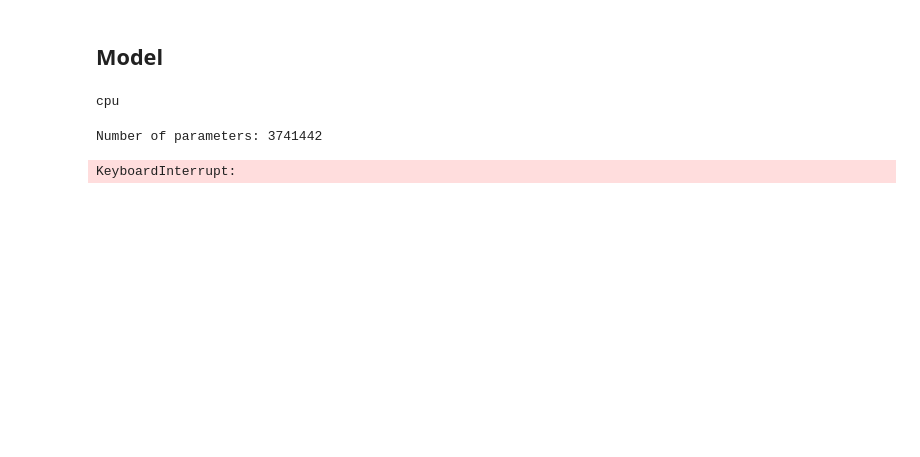
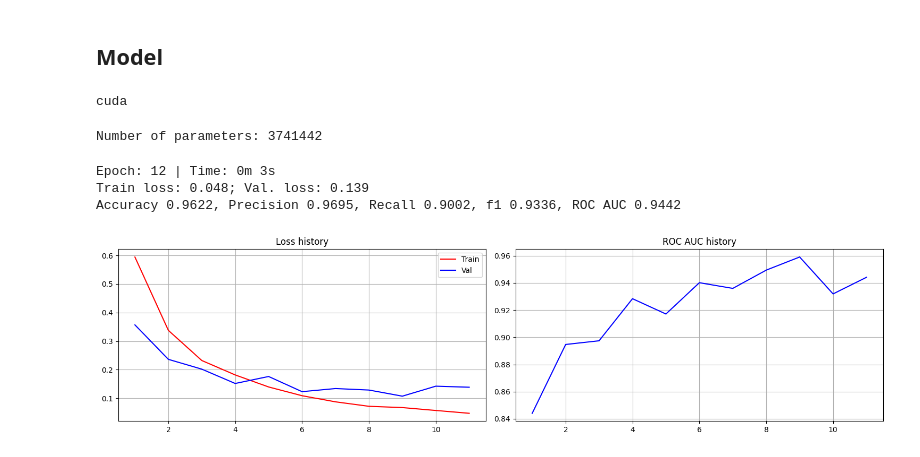
Before and after one commit to Oleg20502/vk_task, a Jupyter notebook: WordRNN.ipynb, the cells around one changed output. Drawn from its saved outputs; the diff is of its cells as text; code cells hidden in the pictures; blank space fills up the shorter version.

```diff
--- a/WordRNN.ipynb
+++ b/WordRNN.ipynb
@@ -175,10 +197,10 @@ tensor([0, 0, 0, 0, 0, 0, 0, 1, 1, 0, 0, 0, 1, 0, 0, 0, 0, 0, 0, 0, 0, 0, 1, 0,
 # %%
 torch.manual_seed(42)
 
-DEVICE = torch.device('cuda:1' if torch.cuda.is_available() else 'cpu')
+DEVICE = torch.device('cuda' if torch.cuda.is_available() else 'cpu')
 print(DEVICE)
 # %% [output]
-cpu
+cuda
 # %%
 class SpamWordRNN(nn.Module):
     def __init__(self, num_tokens, embed_size, hidden_size, drop_p=0.5):
@@ -205,9 +227,10 @@ class SpamWordRNN(nn.Module):
 def train(model, optimizer, iterator, criterion, epoch, n_show = 50):
     model.train()
 
+    train_loss_history = []
     train_loss = 0
     current_loss = 0
-    for i, batch in enumerate(iterator):
+    for i, batch in tqdm.tqdm(enumerate(iterator), unit="batch", total=len(iterator)):
         optimizer.zero_grad()
 
         input, target = batch[0].to(DEVICE), batch[1].to(DEVICE)
@@ -219,9 +242,10 @@ def train(model, optimizer, iterator, criterion, epoch, n_show = 50):
 
         current_loss = loss.item()
         train_loss += current_loss
+        train_loss_history.append(current_loss)
 
         # if i % n_show == 0:
-        #     print(f'Epoch {epoch}, loss {current_loss:.3f}')
+        #     print(f'\n Epoch {epoch}, loss {current_loss:.3f}')
 
     return train_loss / len(iterator)
 # %%
@@ -230,7 +254,7 @@ def evaluate(model, iterator, criterion):
 
     epoch_loss = 0
     with torch.no_grad():
-        for i, batch in tqdm.tqdm(enumerate(iterator)):
+        for i, batch in enumerate(iterator):
             input, target = batch[0].to(DEVICE), batch[1].to(DEVICE)
 
             output = model(input)
@@ -247,7 +271,7 @@ def calc_metrics(model, iterator):
     y_true = []
     y_pred = []
     with torch.no_grad():
-        for i, (input, target) in tqdm.tqdm(enumerate(iterator)):
+        for i, (input, target) in enumerate(iterator):
             y_true.extend(target.detach().cpu().tolist())
             input, target = input.to(DEVICE), target.to(DEVICE)
 
@@ -292,7 +340,7 @@ print(f'Number of parameters: {count_parameters(model)}')
 # %% [output]
 Number of parameters: 3741442
 # %%
-N_epochs = 10
+N_epochs = 11
 n_show = 100
 
 learning_rate = 0.001
@@ -326,11 +374,11 @@ for epoch in range(epoch + 1, N_epochs+1):
 
     val_loss = evaluate(model, val_loader, criterion)
 
-    accuracy_val,
+    (accuracy_val,
     precision_val,
     recall_val,
     f1_val,
-    roc_auc_val = calc_metrics(model, val_loader)
+    roc_auc_val) = calc_metrics(model, val_loader)
     roc_auc_val_history.append(roc_auc_val)
 
     end_time = time.time()
@@ -344,33 +392,36 @@ for epoch in range(epoch + 1, N_epochs+1):
     #             'optimizer': optimizer.state_dict()}
     #     torch.save(state, save_file)
 
     train_history.append(train_loss)
     val_history.append(val_loss)
     epoch_history.append(epoch)
 
     clear_output(True)
 
     print(f'Epoch: {epoch+1:02} | Time: {epoch_mins}m {epoch_secs}s')
     print(f'Train loss: {train_loss:.3f}; Val. loss: {val_loss:.3f}')
-    print(f'Accuracy {accuracy_val:.4f}, Precision {precision_val:.4f}, \
-          Recall {recall_val:.4f}, f1 {f1_val:.4f}, ROC AUC {roc_auc_val:.4f}')
+    print(f'Accuracy {accuracy_val:.4f}, Precision {precision_val:.4f}, ', end='')
+    print(f'Recall {recall_val:.4f}, f1 {f1_val:.4f}, ROC AUC {roc_auc_val:.4f}')
 
     plt.figure(figsize=[15, 4])
 
     plt.subplot(1, 2, 1)
     plt.title("Loss history")
     plt.plot(epoch_history, train_history, color='r', label='Train')
     plt.plot(epoch_history, val_history, color='b', label='Val')
     plt.legend()
     # plt.yscale('log')
     plt.grid()
 
     plt.subplot(1, 2, 2)
     plt.title("ROC AUC history")
     plt.plot(epoch_history, roc_auc_val_history, color='b')
     plt.grid()
 
     plt.tight_layout()
     plt.show()
 # %% [output]
-KeyboardInterrupt:
+Epoch: 12 | Time: 0m 3s
+Train loss: 0.048; Val. loss: 0.139
+Accuracy 0.9622, Precision 0.9695, Recall 0.9002, f1 0.9336, ROC AUC 0.9442
+[figure, added]
```
Also changed, not shown: parts of 7 cells of this notebook, 1 other file.
